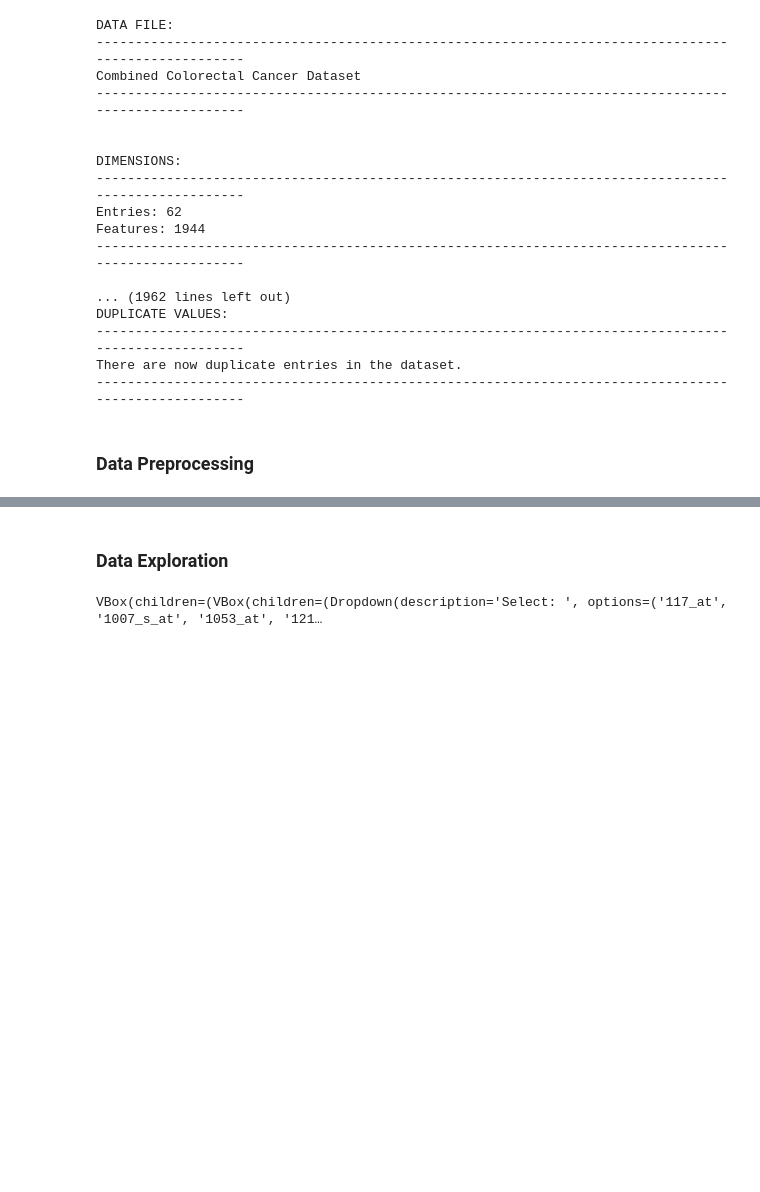
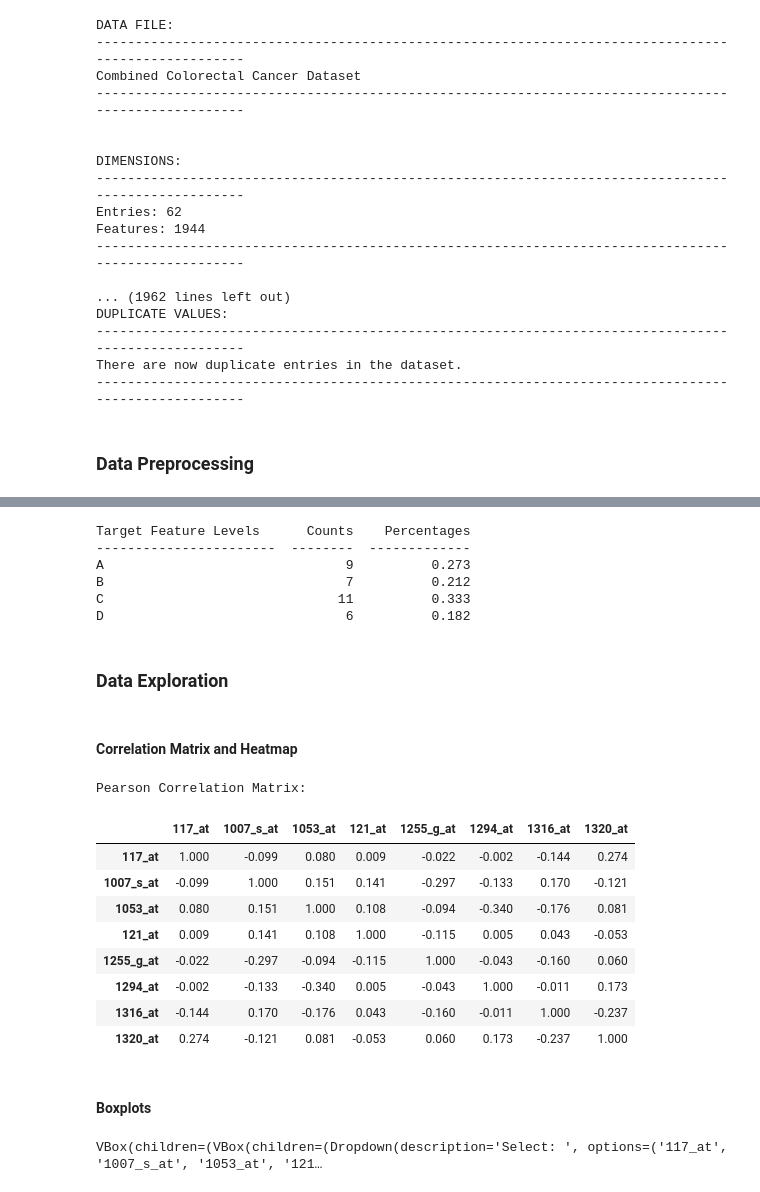
Before and after one commit to MariosEft97/cookiecutter-analytical-project, a Jupyter notebook: biolizard-internship-marios/notebooks/python/colorectal_cancer.ipynb, the cells around one changed output, grey strips where cells are left out. Cells and saved outputs as stored; diff of their text form; code cells hidden in the pictures; blank space fills up the shorter version.

```diff
--- a/biolizard-internship-marios/notebooks/python/colorectal_cancer.ipynb
+++ b/biolizard-internship-marios/notebooks/python/colorectal_cancer.ipynb
@@ -67,2 +94,30 @@ train_df_treat_outliers, test_df_treat_outliers = preprocessing.treat_outliers(t
+# %%
+# target variable imbalance check
+preprocessing.target_balance(train_df_treat_outliers, test_df_treat_outliers, df_id, df_cat, df_cont, target="Dukes Stage", method="under", imbalance_fraction=0.5)
+# %% [output]
+Target Feature Levels      Counts    Percentages
+-----------------------  --------  -------------
+A                               9          0.273
+B                               7          0.212
+C                              11          0.333
+D                               6          0.182
 # %% [markdown]
 ### Data Exploration
+# %% [markdown]
+#### Correlation Matrix and Heatmap
+# %%
+continuous_df = df.loc[:, df_cont]
+slice = continuous_df.iloc[:, 2:10]
+
+corr_matrix = eda.correlations(slice, type="pearson", printout="matrix")
+# %% [output]
+Pearson Correlation Matrix:
+|  | 117_at | 1007_s_at | 1053_at | 121_at | 1255_g_at | 1294_at | 1316_at | 1320_at |
+| 117_at | 1.000 | -0.099 | 0.080 | 0.009 | -0.022 | -0.002 | -0.144 | 0.274 |
+| 1007_s_at | -0.099 | 1.000 | 0.151 | 0.141 | -0.297 | -0.133 | 0.170 | -0.121 |
+| 1053_at | 0.080 | 0.151 | 1.000 | 0.108 | -0.094 | -0.340 | -0.176 | 0.081 |
+| 121_at | 0.009 | 0.141 | 0.108 | 1.000 | -0.115 | 0.005 | 0.043 | -0.053 |
+| 1255_g_at | -0.022 | -0.297 | -0.094 | -0.115 | 1.000 | -0.043 | -0.160 | 0.060 |
+| 1294_at | -0.002 | -0.133 | -0.340 | 0.005 | -0.043 | 1.000 | -0.011 | 0.173 |
+| 1316_at | -0.144 | 0.170 | -0.176 | 0.043 | -0.160 | -0.011 | 1.000 | -0.237 |
+| 1320_at | 0.274 | -0.121 | 0.081 | -0.053 | 0.060 | 0.173 | -0.237 | 1.000 |
@@ -69,3 +126,5 @@ train_df_treat_outliers, test_df_treat_outliers = preprocessing.treat_outliers(t
+# %% [markdown]
+#### Boxplots
 # %%
 eda.custom_boxplot(train_df_treat_outliers, x_var="Dukes Stage", y_var=list(df.columns[9:]), group_var="Gender", title="Gene Expression of: ", xtitle="Gene", ytitle="Gene Expression Value", dropdown_desrciption="Select: ", stratify="No", group="No")
 # %% [output]
```
Also changed, not shown: parts of 7 cells of this notebook, 2 other files.
